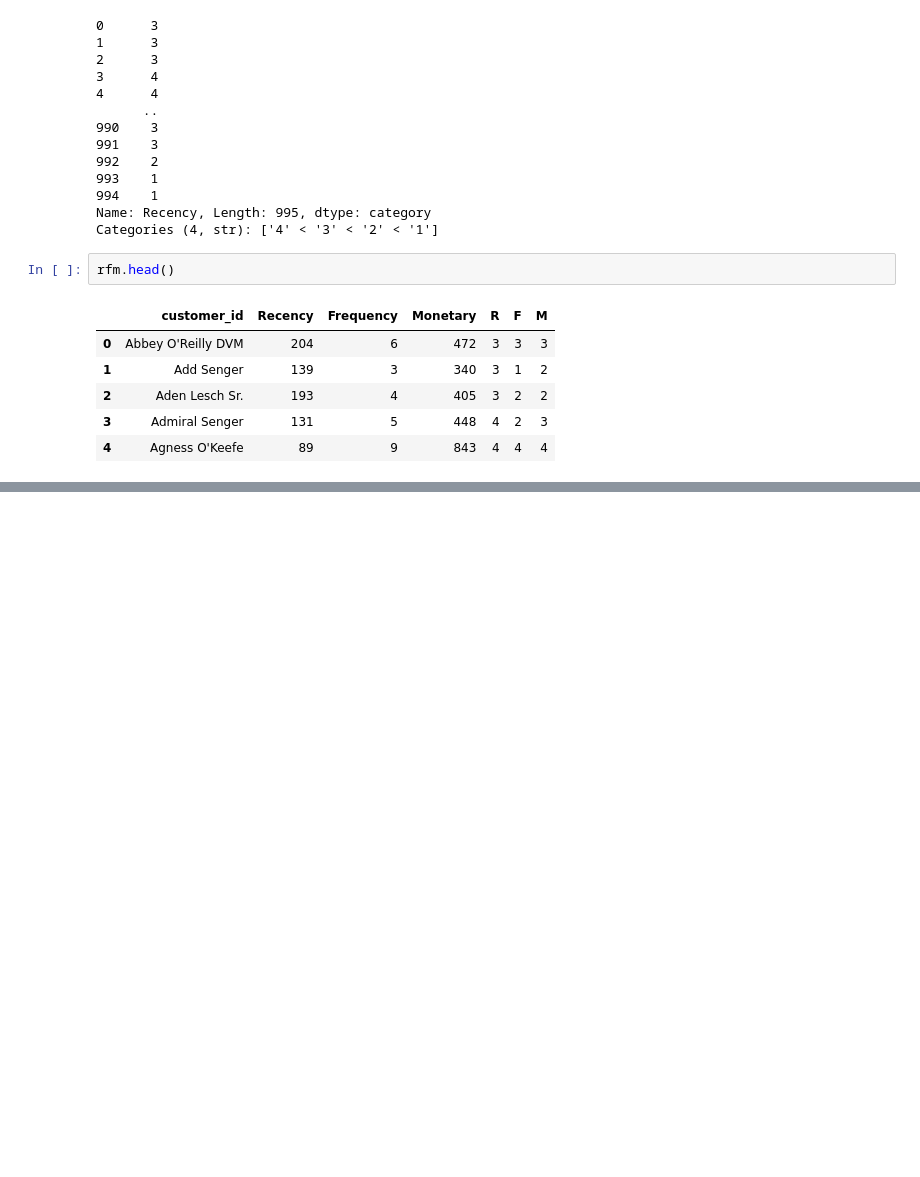
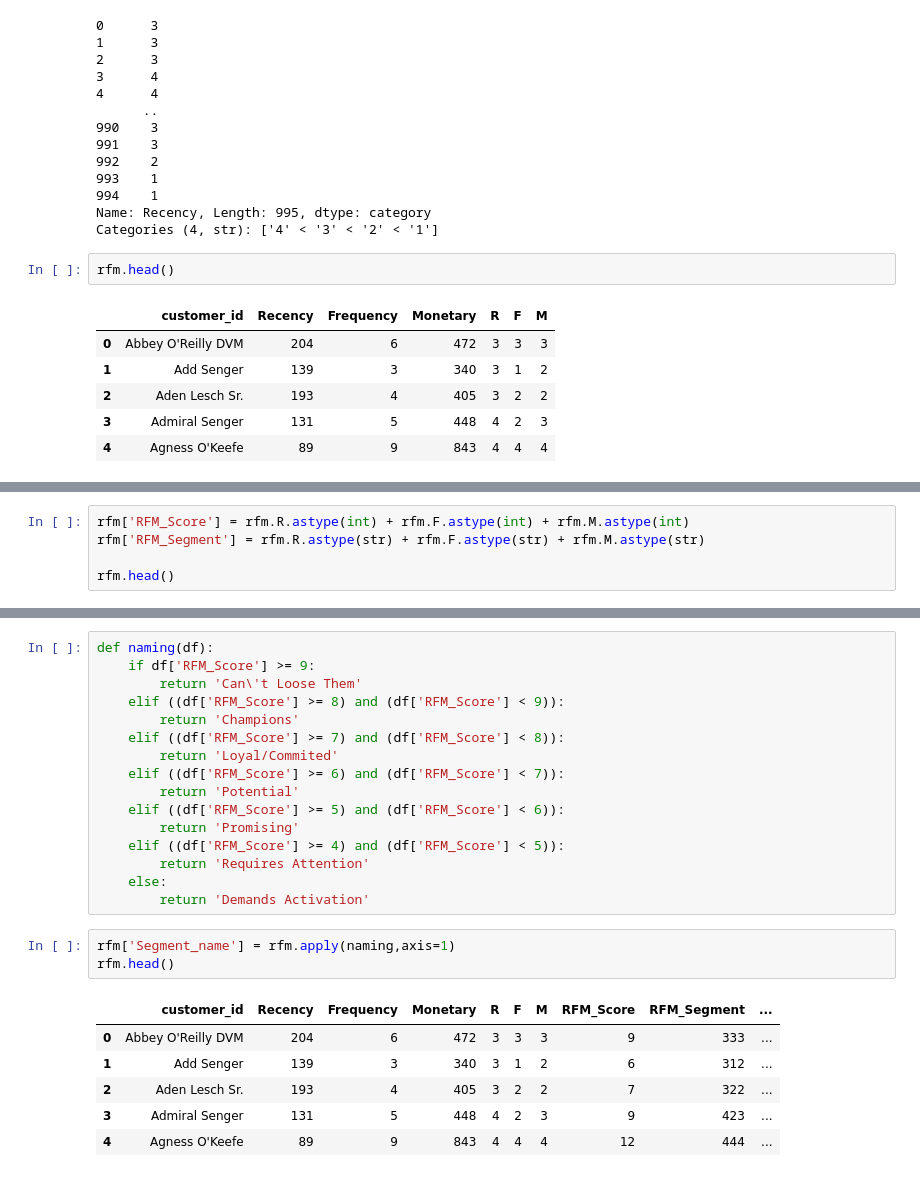
Before and after one commit to karamian-ani/data_analytics_with_python, a Jupyter notebook: notebooks/11_RFM.ipynb, the cells around one changed output, grey strips where cells are left out. Drawn from its saved outputs; the diff is of its cells as text; blank space fills up the shorter version.

```diff
--- a/notebooks/11_RFM.ipynb
+++ b/notebooks/11_RFM.ipynb
@@ -126,0 +169,5 @@ rfm.head()
+# %%
+rfm['RFM_Score'] = rfm.R.astype(int) + rfm.F.astype(int) + rfm.M.astype(int)
+rfm['RFM_Segment'] = rfm.R.astype(str) + rfm.F.astype(str) + rfm.M.astype(str)
+
+rfm.head()
@@ -126,0 +208,26 @@ rfm.head()
+# %%
+def naming(df):
+    if df['RFM_Score'] >= 9:
+        return 'Can\'t Loose Them'
+    elif ((df['RFM_Score'] >= 8) and (df['RFM_Score'] < 9)):
+        return 'Champions'
+    elif ((df['RFM_Score'] >= 7) and (df['RFM_Score'] < 8)):
+        return 'Loyal/Commited'
+    elif ((df['RFM_Score'] >= 6) and (df['RFM_Score'] < 7)):
+        return 'Potential'
+    elif ((df['RFM_Score'] >= 5) and (df['RFM_Score'] < 6)):
+        return 'Promising'
+    elif ((df['RFM_Score'] >= 4) and (df['RFM_Score'] < 5)):
+        return 'Requires Attention'
+    else:
+        return 'Demands Activation'
+# %%
+rfm['Segment_name'] = rfm.apply(naming,axis=1)
+rfm.head()
+# %% [output]
+|  | customer_id | Recency | Frequency | Monetary | R | F | M | RFM_Score | RFM_Segment | ... |
+| 0 | Abbey O'Reilly DVM | 204 | 6 | 472 | 3 | 3 | 3 | 9 | 333 | ... |
+| 1 | Add Senger | 139 | 3 | 340 | 3 | 1 | 2 | 6 | 312 | ... |
+| 2 | Aden Lesch Sr. | 193 | 4 | 405 | 3 | 2 | 2 | 7 | 322 | ... |
+| 3 | Admiral Senger | 131 | 5 | 448 | 4 | 2 | 3 | 9 | 423 | ... |
+| 4 | Agness O'Keefe | 89 | 9 | 843 | 4 | 4 | 4 | 12 | 444 | ... |
```
Also changed, not shown: parts of 13 cells of this notebook, 1 other file.
